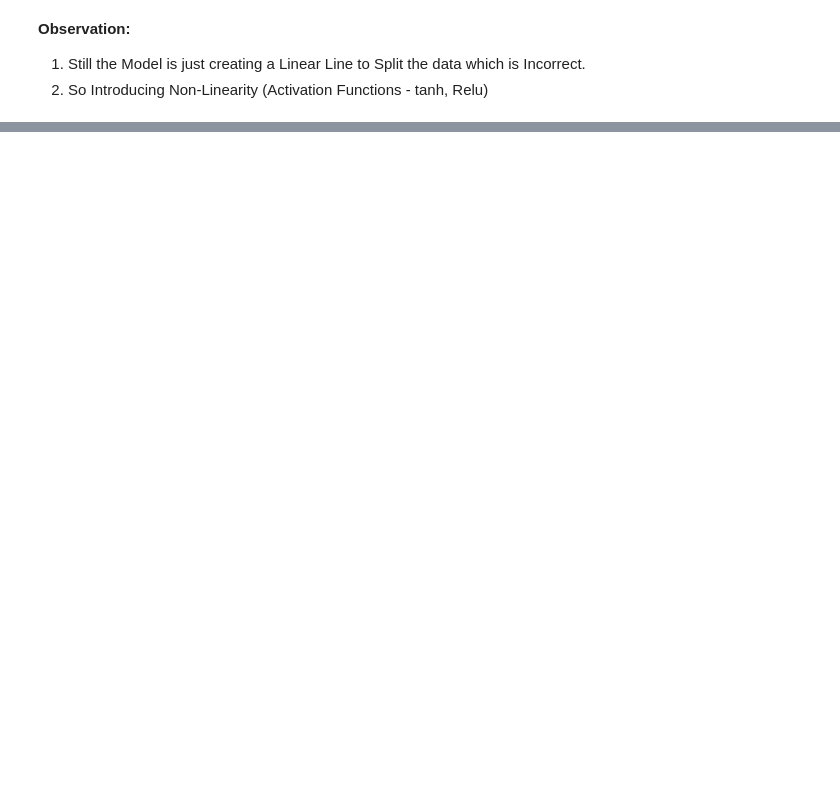
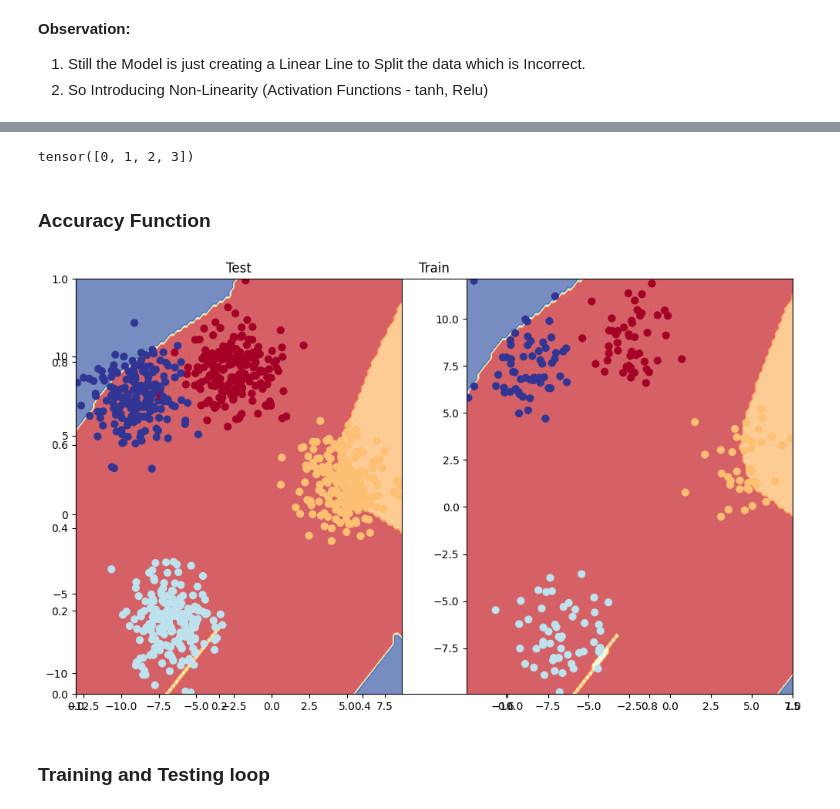
Before and after one commit to gsurend4/BackPropogration, a Jupyter notebook: 02_Neural_Network_classification_with_pytorch.ipynb, the cells around one changed output, grey strips where cells are left out. Cells and saved outputs as stored; diff of their text form; code cells hidden in the pictures; blank space fills up the shorter version.

```diff
--- a/02_Neural_Network_classification_with_pytorch.ipynb
+++ b/02_Neural_Network_classification_with_pytorch.ipynb
@@ -779,0 +758,10 @@ Text(0.5, 1.0, 'Test')
+# %%
+# Split the data
+
+X_blob_train, X_blob_test, y_blob_train, y_blob_test = train_test_split(X,
+                                                    y,
+                                                    test_size=0.2,
+                                                    random_state=RANDOM_SEED
+                                                    )
+
+X_blob_train.shape, X_blob_test.shape, y_blob_train.shape, y_blob_test.shape
@@ -779,0 +781,6 @@ Text(0.5, 1.0, 'Test')
+# %%
+# Device Agnostic Code
+
+device = 'cuda' if torch.cuda.is_available() else 'cpu'
+
+device
@@ -779,0 +850,8 @@ Text(0.5, 1.0, 'Test')
+# %%
+torch.unique(y)
+
+# 4 classes
+# %% [output]
+tensor([0, 1, 2, 3])
+# %% [markdown]
+### Accuracy Function
@@ -779,0 +863,20 @@ Text(0.5, 1.0, 'Test')
+# %%
+from helper_functions import plot_decision_boundary, plot_predictions
+
+plt.figure(figsize=(12, 7))
+
+plt.title("Train")
+plt.subplot(1, 2, 1)
+plot_decision_boundary(model=model_4,
+                       X=X_blob_train,
+                       y=y_blob_train)
+
+plt.title("Test")
+plt.subplot(1, 2, 2)
+plot_decision_boundary(model=model_4,
+                       X=X_blob_test,
+                       y=y_blob_test)
+# %% [output]
+[figure, added]
+# %% [markdown]
+### Training and Testing loop
```
Also changed, not shown: parts of 45 cells of this notebook.
